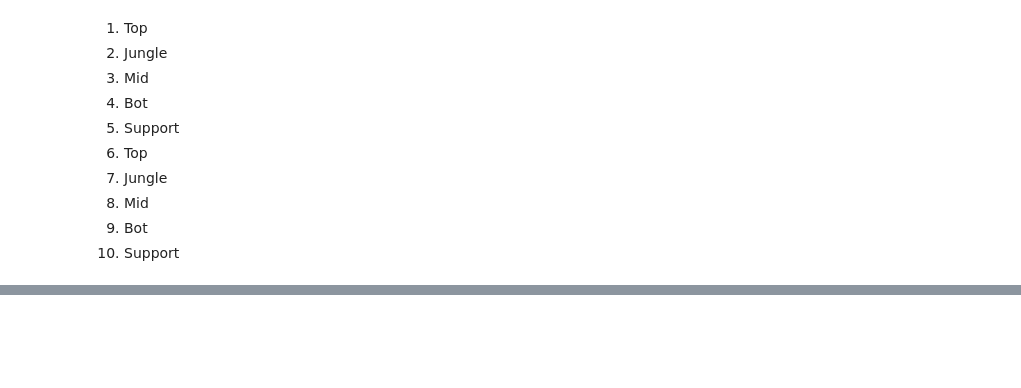
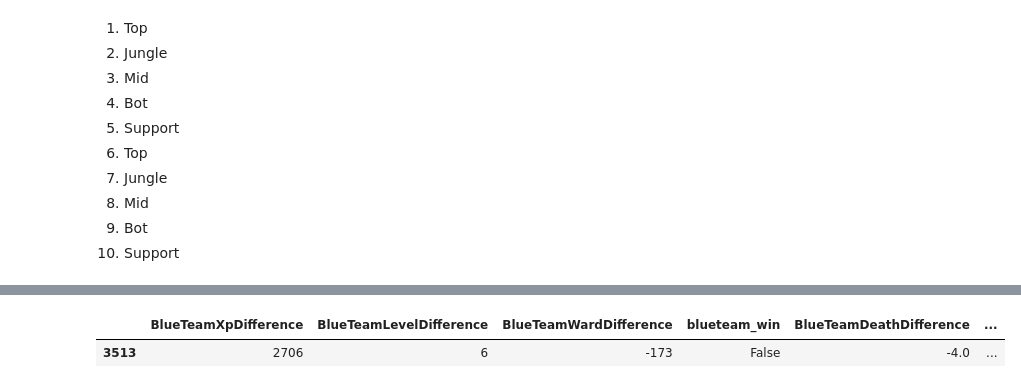
Before and after one commit to codeup-germain/Esports-Analysis, a Jupyter notebook: jared/scratch_notebook-Copy3.ipynb, the cells around one changed output, grey strips where cells are left out. Drawn from its saved outputs; the diff is of its cells as text; code cells hidden in the pictures; blank space fills up the shorter version.

```diff
--- a/jared/scratch_notebook-Copy3.ipynb
+++ b/jared/scratch_notebook-Copy3.ipynb
@@ -117,0 +142,5 @@ plt.show()
+# %%
+df.head(1)
+# %% [output]
+|  | BlueTeamXpDifference | BlueTeamLevelDifference | BlueTeamWardDifference | blueteam_win | BlueTeamDeathDifference | ... |
+| 3513 | 2706 | 6 | -173 | False | -4.0 | ... |
```
Also changed, not shown: parts of 20 cells of this notebook, 4 other files.
